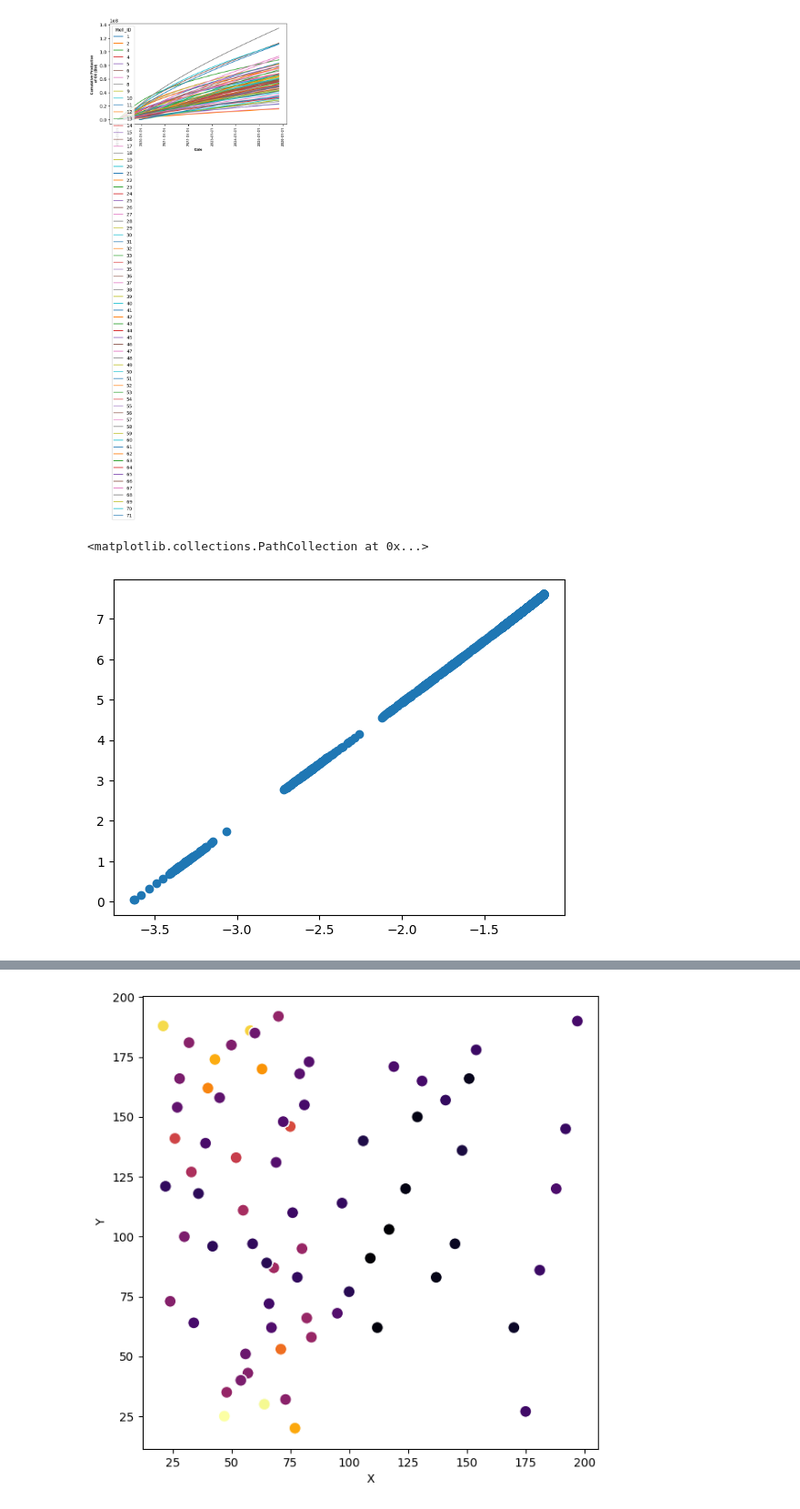
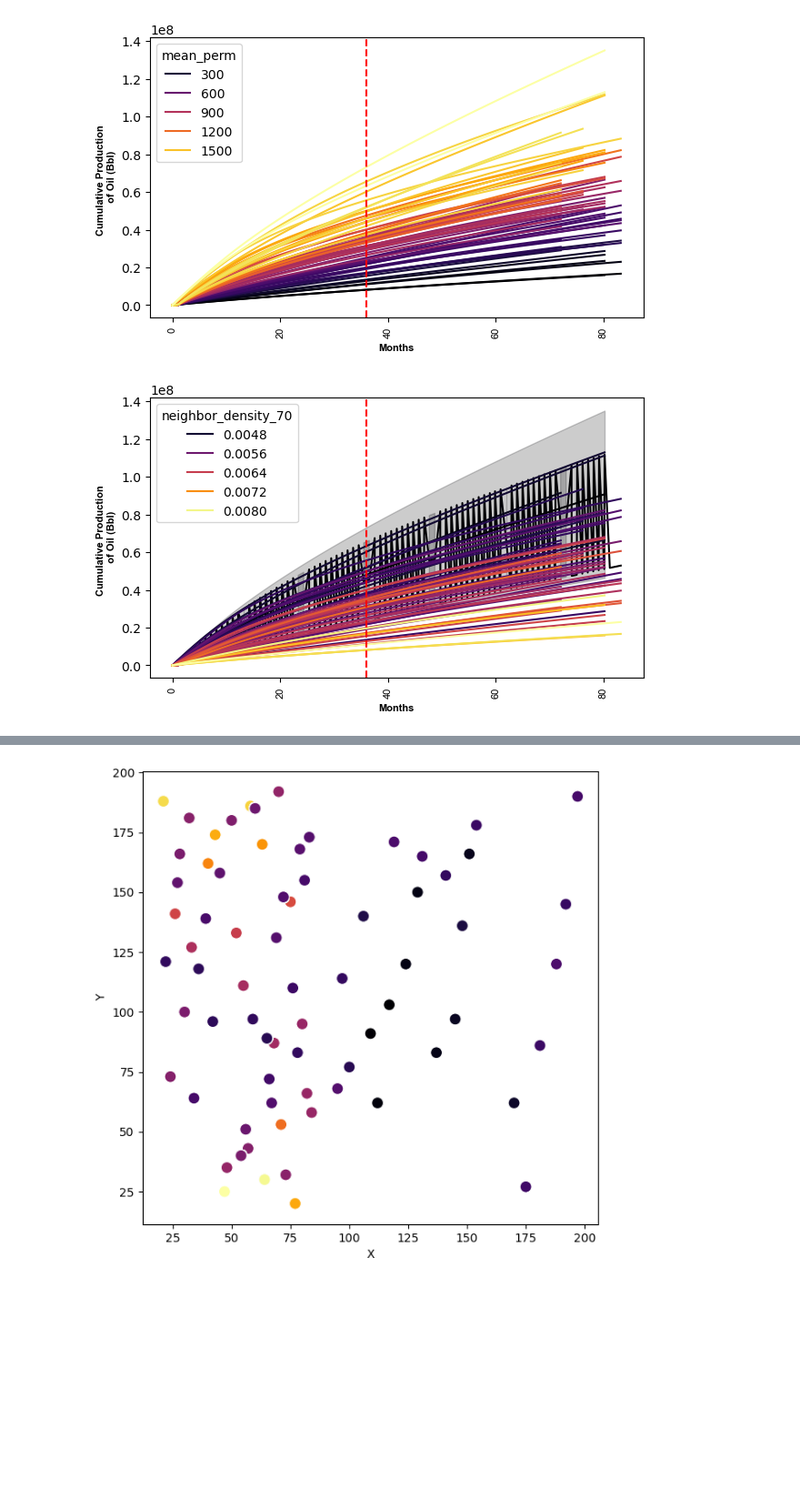
Before and after one commit to acmontesh/Energ-AI-z, a Jupyter notebook: Testing_Features_Models.ipynb, the cells around one changed output, grey strips where cells are left out. Shown at 91% size. Saved outputs shown, nothing was run; the diff lists cells and outputs as text; code cells hidden in the pictures; blank space fills up the shorter version.

Commit message:
Testing models and featues with pipeline and organizing a little bit the workflow of the ipynb

```diff
--- a/Testing_Features_Models.ipynb
+++ b/Testing_Features_Models.ipynb
@@ -52,17 +87,15 @@ def partial_corr(C):
             P_corr[j, i] = corr
     return P_corr
 # %%
-
-
-df = pd.read_csv( "production.csv",parse_dates=["Date"] )
+# Defining dataset to train our models and do our predictions
+# Definig dataframe to work with
+historic_production_data = pd.read_csv( "production.csv",parse_dates=["Date"] )
 fig,ax = plt.subplots( 9,1,figsize=(10,35) )
 
-
-
-
+# Plotting cumulative production for some wells
 for i in range(9):
     wellidx     = i*8
-    sb.lineplot( data=df[(df["Well_ID"]>=wellidx) & (df["Well_ID"]<=wellidx+7)], x="Date",
+    sb.lineplot( data=historic_production_data[(historic_production_data["Well_ID"]>=wellidx) & (historic_production_data["Well_ID"]<=wellidx+7)], x="Date",
                  y="Cumulative Oil Production, BBL",
                  hue="Well_ID",palette="tab10",ax=ax[i] )
     ax[i].xaxis.set_major_formatter(mdates.DateFormatter('%Y-%m-%d'))
@@ -82,11 +231,28 @@ array([ 1,  2,  3,  4,  5,  6,  7,  8,  9, 10, 11, 12, 13, 14, 15, 16, 17,
+# %%
+# Exploring the relationship of the cumulative production with gamma ray variance
+fig,ax = plt.subplots( figsize=(7,4 ) )
+sb.lineplot( data=historic_production_data, x="months",
+                 y="Cumulative Oil Production, BBL",
+                 hue="mean_perm",palette="inferno",ax=ax )
+
+# ax.xaxis.set_major_formatter(mdates.DateFormatter('%Y-%m-%d'))
+ax.set_ylabel( "Cumulative Production \n of Oil (Bbl)",fontdict={"family":"Arial","size":8,"weight":"bold"} )
+ax.set_xlabel( "Months",fontdict={"family":"Arial","size":8,"weight":"bold"} )
+ax.axvline(x=36,color="red",ls="--")
+ax.set_xticklabels(ax.get_xticklabels(  ),rotation=90,fontdict={"family":"Arial","size":8});
+# %% [output]
+[figure, added]
 # %%
+# Exploring the relationship of the cumulative production with neighbor density
 fig,ax = plt.subplots( figsize=(7,4 ) )
-sb.lineplot( data=df, x="Date",
+sb.lineplot( data=historic_production_data, x="months",
                  y="Cumulative Oil Production, BBL",
-                 hue="Well_ID",palette="tab10",ax=ax )
-ax.xaxis.set_major_formatter(mdates.DateFormatter('%Y-%m-%d'))
+                 hue="neighbor_density_70",palette="inferno",ax=ax )
+
+# ax.xaxis.set_major_formatter(mdates.DateFormatter('%Y-%m-%d'))
 ax.set_ylabel( "Cumulative Production \n of Oil (Bbl)",fontdict={"family":"Arial","size":8,"weight":"bold"} )
-ax.set_xlabel( "Date",fontdict={"family":"Arial","size":8,"weight":"bold"} )
+ax.set_xlabel( "Months",fontdict={"family":"Arial","size":8,"weight":"bold"} )
+ax.axvline(x=36,color="red",ls="--")
 ax.set_xticklabels(ax.get_xticklabels(  ),rotation=90,fontdict={"family":"Arial","size":8});
 # %% [output]
-[figure, old version]
+[figure, new version]
@@ -153,5 +258,0 @@ df["months"]=df["months"]/30
-# %%
-plt.scatter( np.log( dflogs["phi"] ),np.log(dflogs["perm"]) )
-# %% [output]
-<matplotlib.collections.PathCollection at 0x...>
-[figure, removed]
```
Also changed, not shown: parts of 56 cells of this notebook.
